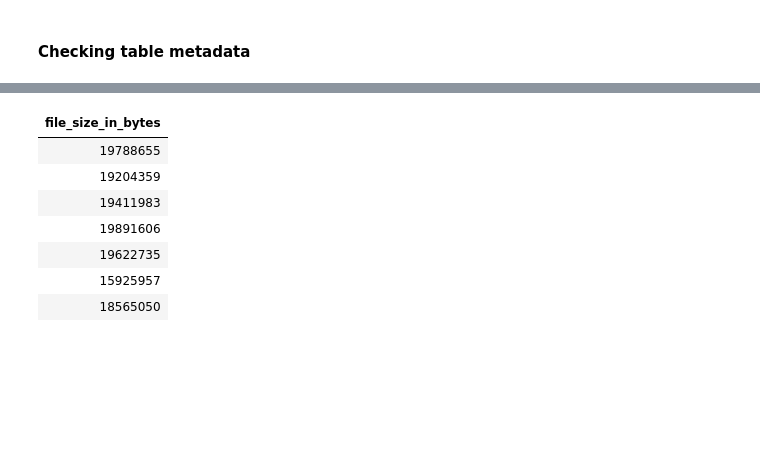
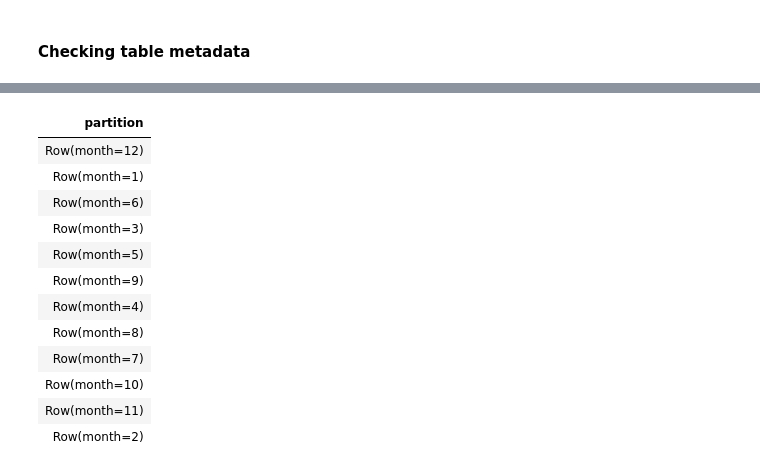
Before and after one commit to phamlamn/airline-flights-pipeline, a Jupyter notebook: notebooks/EDA_notebook.ipynb, the cells around one changed output, grey strips where cells are left out. Saved outputs shown, nothing was run; the diff lists cells and outputs as text; code cells hidden in the pictures; blank space fills up the shorter version.

```diff
--- a/notebooks/EDA_notebook.ipynb
+++ b/notebooks/EDA_notebook.ipynb
@@ -416,14 +484,24 @@ FROM airline.db.flights.files
-# %%
-%%sql
-SELECT
-    file_size_in_bytes
-FROM airline.db.flights.files
-# %% [output]
-| file_size_in_bytes |
-| 19788655 |
-| 19204359 |
-| 19411983 |
-| 19891606 |
-| 19622735 |
-| 15925957 |
-| 18565050 |
+# %%
+%%sql
+SELECT
+    partition
+FROM
+    airline.db.flights.files
+WHERE
+    null_value_counts['7'] > 0
+GROUP BY
+    partition
+# %% [output]
+| partition |
+| Row(month=12) |
+| Row(month=1) |
+| Row(month=6) |
+| Row(month=3) |
+| Row(month=5) |
+| Row(month=9) |
+| Row(month=4) |
+| Row(month=8) |
+| Row(month=7) |
+| Row(month=10) |
+| Row(month=11) |
+| Row(month=2) |
```
Also changed, not shown: parts of 12 cells of this notebook, 6 other files.
